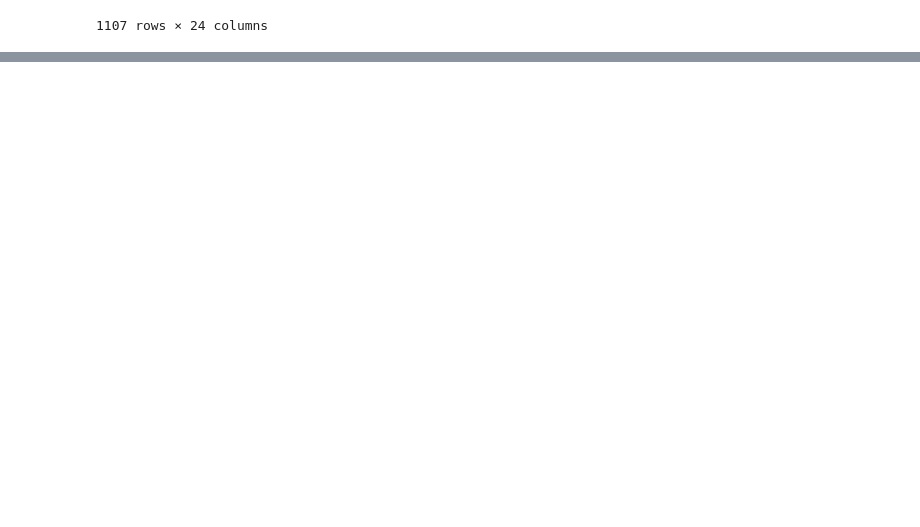
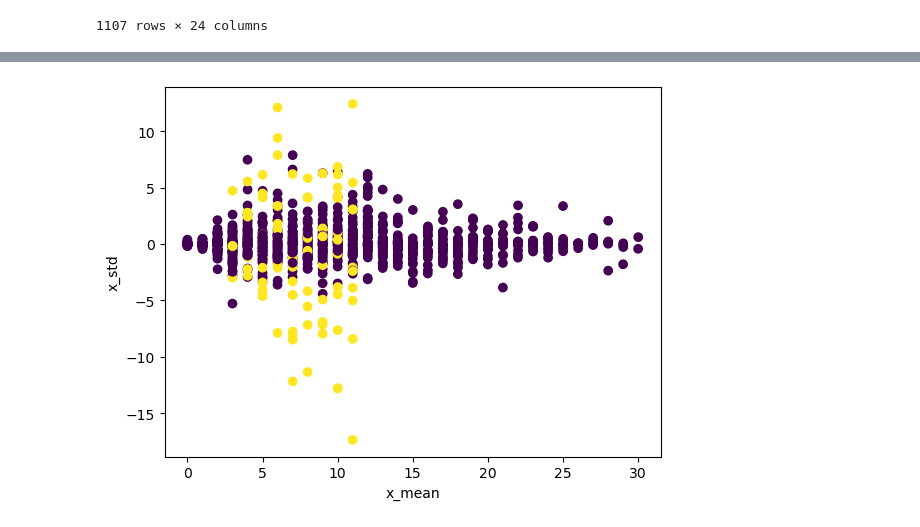
Before and after one commit to lrncjrssn/DS8_eindproject, a Jupyter notebook: Clustering.ipynb, the cells around one changed output, grey strips where cells are left out. Cells and saved outputs as stored; diff of their text form; code cells hidden in the pictures; blank space fills up the shorter version.

```diff
--- a/Clustering.ipynb
+++ b/Clustering.ipynb
@@ -184,0 +276,7 @@ df_all
+# %%
+
+from sklearn.cluster import DBSCAN
+
+dbscan = DBSCAN(eps=0.5, min_samples=10)
+df_all["cluster"] = dbscan.fit_predict(x_scaled)
+df_all.head()
@@ -184,0 +293,25 @@ df_all
+# %%
+df_all["dx"] = df_all["x_mean"].diff()
+features = [
+    "dx",        # verschil = rem detectie
+    "x_std",     # variatie
+    "x_rms"
+]
+from sklearn.preprocessing import StandardScaler
+from sklearn.cluster import KMeans
+
+X = df_all[features]
+
+scaler = StandardScaler()
+X_scaled = scaler.fit_transform(X)
+
+kmeans = KMeans(n_clusters=2, random_state=0)
+df_all["cluster"] = kmeans.fit_predict(x_scaled)
+df_all.groupby("cluster")[["dx", "x_std"]].mean()
+
+import matplotlib.pyplot as plt
+
+plt.scatter(df_all["dx"], df_all["x_std"], c=df_all["cluster"])
+plt.xlabel("dx (verandering)")
+plt.ylabel("variatie")
+plt.show()
@@ -184,0 +320,9 @@ df_all
+# %%
+import matplotlib.pyplot as plt
+
+plt.scatter(df_all["time"], df_all["z"], c=df_all["cluster"])
+plt.xlabel("x_mean")
+plt.ylabel("x_std")
+plt.show()
+# %% [output]
+[figure, added]
```
Also changed, not shown: parts of 15 cells of this notebook.
